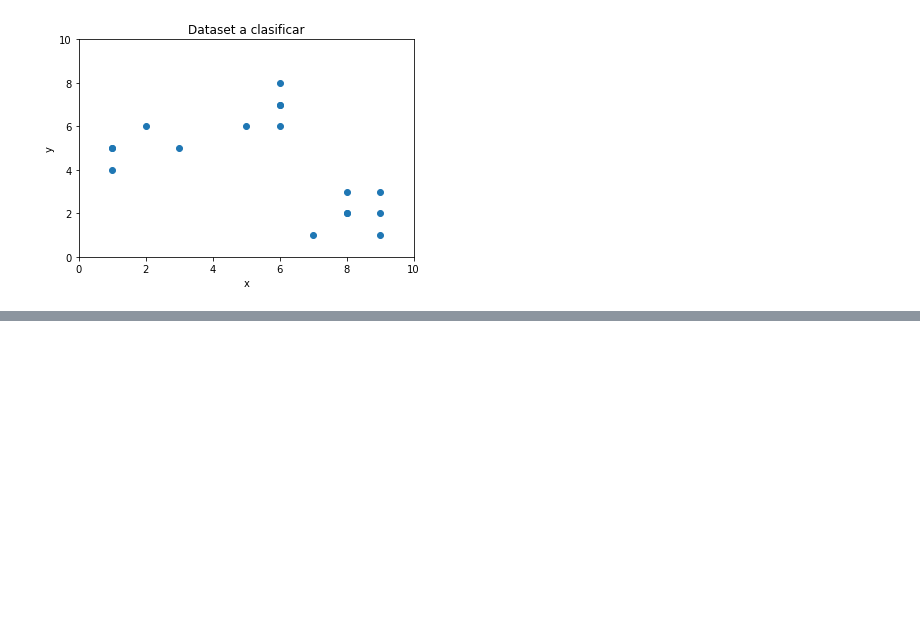
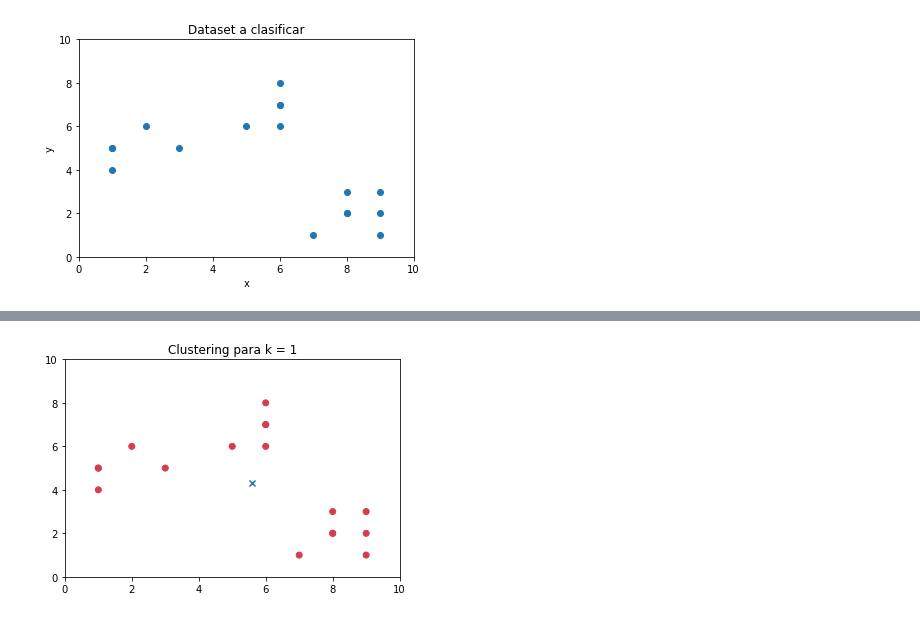
Before and after one commit to GersonVis/Tecnicas-de-IA, a Jupyter notebook: curso udemy/clustering/el metodo del codo y factor silueta.ipynb, the cells around one changed output, grey strips where cells are left out. Saved outputs shown, nothing was run; the diff lists cells and outputs as text; code cells hidden in the pictures; blank space fills up the shorter version.

```diff
--- a/curso udemy/clustering/el metodo del codo y factor silueta.ipynb
+++ b/curso udemy/clustering/el metodo del codo y factor silueta.ipynb
@@ -61,0 +183,82 @@ for k in K:
+# %%
+max_k = 10## maximo número de clusters que vamos a crear
+K = range(1,max_k)
+ssw = []
+
+color_palette=[ plt.cm.Spectral(float(i)/max_k) for i in K]
+centroid = [sum(X)/len(X) for i in K]
+sst = sum(np.min(cdist(X, centroid, "euclidean"), axis = 1))
+
+
+for k in K:
+    kmeanModel = KMeans(n_clusters=k).fit(X)
+
+    centers = pd.DataFrame(kmeanModel.cluster_centers_)
+    labels = kmeanModel.labels_
+
+    ssw_k = sum(np.min(cdist(X, kmeanModel.cluster_centers_, "euclidean"), axis = 1))
+    ssw.append(ssw_k)
+
+    label_color = [color_palette[i] for i in labels]
+
+    ##Fabricaremos una silueta para cada cluster
+    # Por seguridad, no hacemos silueta si k = 1 o k = len(X)
+    if 1<k<len(X):
+       ##Crear un subplot de una fila y dos columnas
+        fig, (axis1,axis2) = plt.subplots(1,2)
+        fig.set_size_inches(20,8)
+
+        #El primer subplot contendrá la silueta, que puede tener valores desde -1 a 1
+        #En nuestro caso, ya controlamos que los valores están entre -0.1 y 1
+        axis1.set_xlim([-0.1, 1.0])
+        #El número de clusters a insertar determinará el tamaño de cada barra
+        #El coeficiente (n_clusters+1)*10 será el espacio en blanco que dejaremos
+        #entre siluetas individuales de cada cluster para separarlas.
+        axis1.set_ylim([0, len(X)+ (k+1)*10])
+
+        silhouette_avg = silhouette_score(X, labels)
+        print("* Para k = ",k, " el promedio de la silueta es de :",silhouette_avg)
+        sample_silhouette_values = silhouette_samples(X, labels)
+
+        y_lower = 10
+        for i in range(k):
+            #Agregamos la silueta del cluster i-ésimo
+            ith_cluster_sv = sample_silhouette_values[labels == i]
+            print("   - Para i = ", i+1, " la silueta del cluster vale : ", np.mean(ith_cluster_sv))
+            #Ordenamos descendientemente las siluetas del cluster i-ésimo
+            ith_cluster_sv.sort()
+
+            #Calculamos donde colocar la primera silueta en el eje vertical
+            ith_cluster_size = ith_cluster_sv.shape[0]
+            y_upper = y_lower + ith_cluster_size
+
+            #Elegimos el color del cluster
+            color = color_palette[i]
+
+            #Pintamos la silueta del cluster i-ésimo
+            axis1.fill_betweenx(np.arange(y_lower, y_upper),
+                               0, ith_cluster_sv, facecolor = color, alpha = 0.7)
+
+
+            #Etiquetamos dicho cluster con el número en el centro
+            axis1.text(-0.05, y_lower + 0.5 * ith_cluster_size, str(i+1))
+
+            #Calculamos el nuevo y_lower para el siguiente cluster del gráfico
+            y_lower = y_upper + 10 #dejamos vacías 10 posiciones sin muestra
+
+        axis1.set_title("Representación de la silueta para k = %s"%str(k))
+        axis1.set_xlabel("S(i)")
+        axis1.set_ylabel("ID del Cluster")
+
+        ##Fin de la representación de la silueta
+
+    ##Plot de los k-means con los puntos respectivos
+    plt.plot()
+    plt.xlim([0,10])
+    plt.ylim([0,10])
+    plt.title("Clustering para k = %s"%str(k))
+    plt.scatter(x1,x2, c=label_color)
+    plt.scatter(centers[0], centers[1], marker = "x")
+    plt.show()
+# %% [output]
+[figure, added]
```
Also changed, not shown: parts of 6 cells of this notebook, 3 other files.
